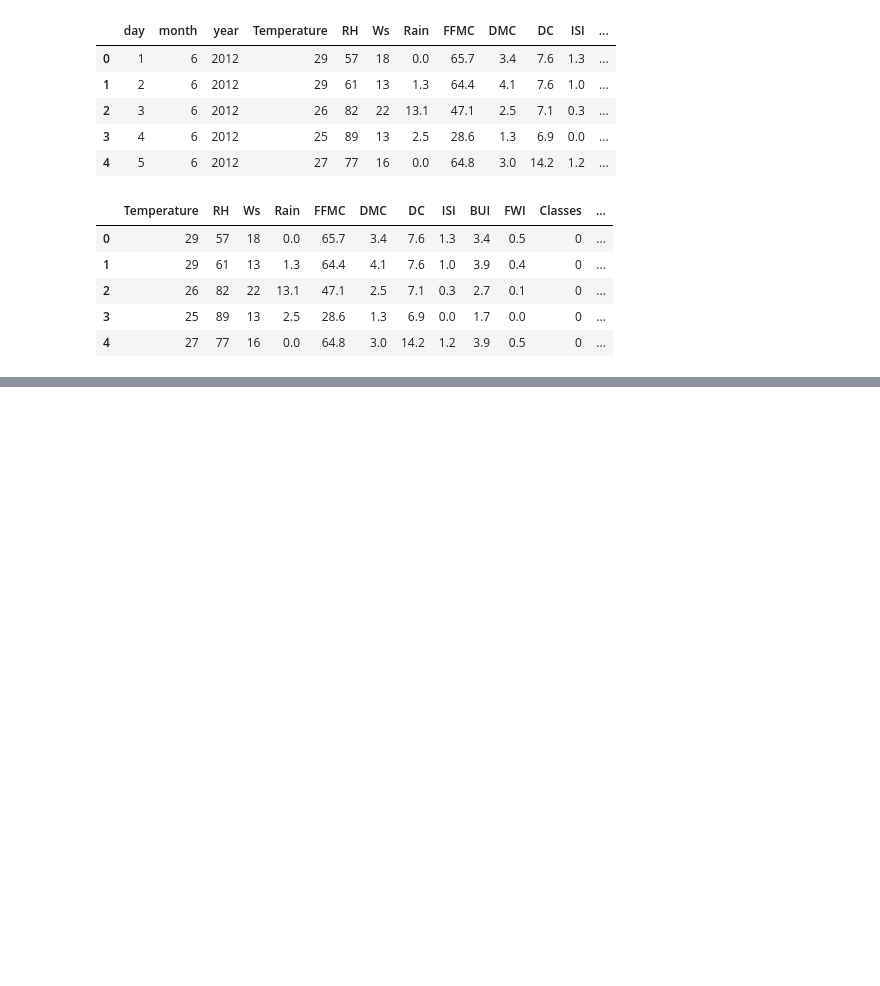
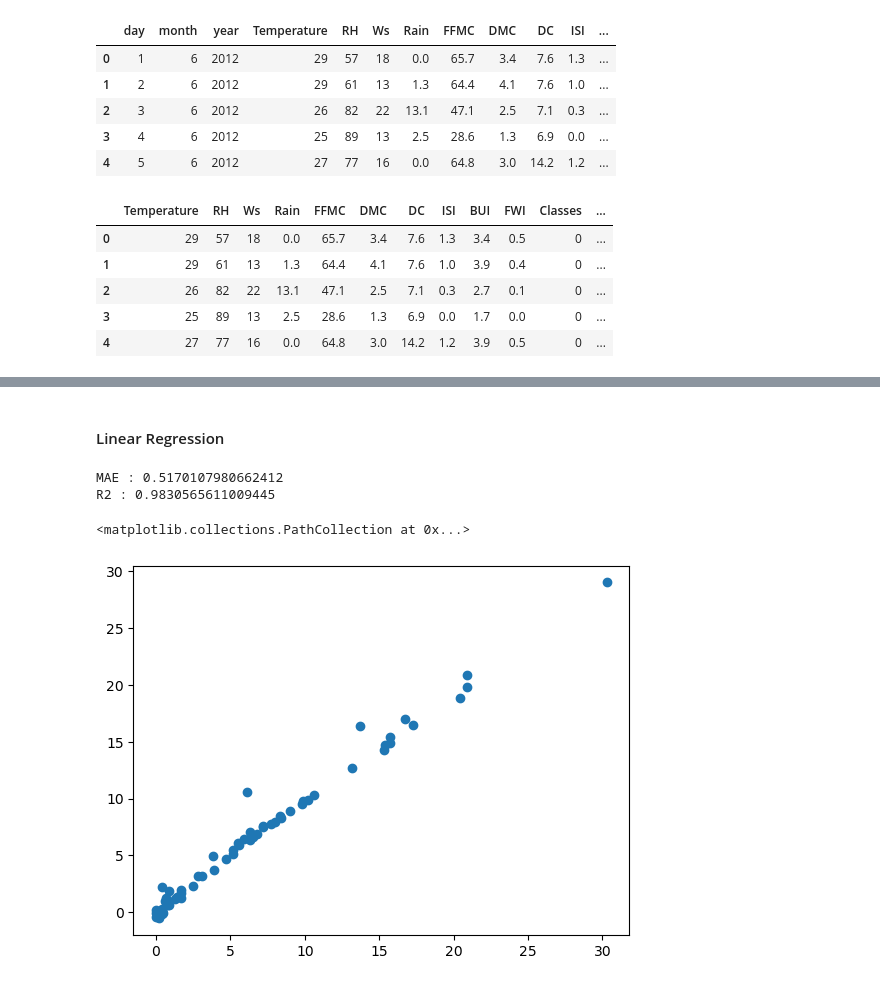
Before and after one commit to IyenshiAUT/Ridge-Lasso-Elastic-Net-Regression, a Jupyter notebook: model_training.ipynb, the cells around one changed output, grey strips where cells are left out. Saved outputs shown, nothing was run; the diff lists cells and outputs as text; code cells hidden in the pictures; blank space fills up the shorter version.

```diff
--- a/model_training.ipynb
+++ b/model_training.ipynb
@@ -31,0 +139,19 @@ df.head()
+# %% [markdown]
+#### Linear Regression
+# %%
+from sklearn.linear_model import LinearRegression
+from sklearn.metrics import mean_absolute_error, r2_score
+
+lin_reg = LinearRegression()
+lin_reg.fit(X_train_scaled, y_train)
+y_pred = lin_reg.predict(X_test_sclaed)
+mae = mean_absolute_error(y_test, y_pred)
+r2 = r2_score(y_test, y_pred)
+print(f"MAE : {mae}")
+print(f"R2 : {r2}")
+plt.scatter(y_test, y_pred)
+# %% [output]
+MAE : 0.5170107980662412
+R2 : 0.9830565611009445
+<matplotlib.collections.PathCollection at 0x...>
+[figure, added]
```
Also changed, not shown: parts of 27 cells of this notebook.
